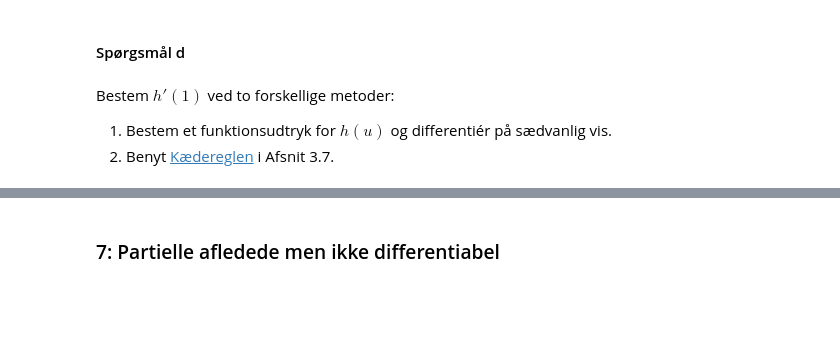
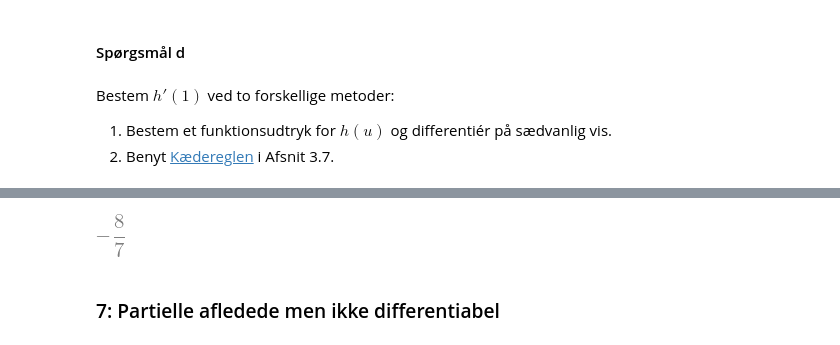
Before and after one commit to Chrisser1/01002-Mathematics-1b, a Jupyter notebook: week2/inclass_week02.ipynb, the cells around one changed output, grey strips where cells are left out. Cells and saved outputs as stored; diff of their text form; code cells hidden in the pictures; blank space fills up the shorter version.

```diff
--- a/week2/inclass_week02.ipynb
+++ b/week2/inclass_week02.ipynb
@@ -576,3 +710,14 @@ Bestem $h'(1)$ ved to forskellige metoder:
+# %%
+# Kan nemt løses vi python
+u = symbols('u')
+x = u
+y = u**3
+g = log(9-x**2-y**2)
+g_diff = g.diff(u)
+g_diff_at_1 = g_diff.subs(u, 1)
+g_diff_at_1
+# %% [output]
+[figure, added]
 # %% [markdown]
 ### 7: Partielle afledede men ikke differentiabel
 # %% [markdown]
```
Also changed, not shown: parts of 28 cells of this notebook, 3 other files.
